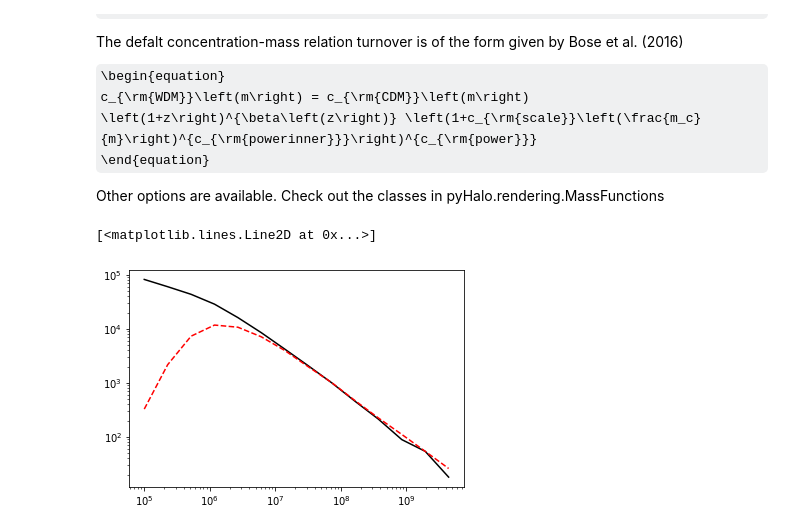
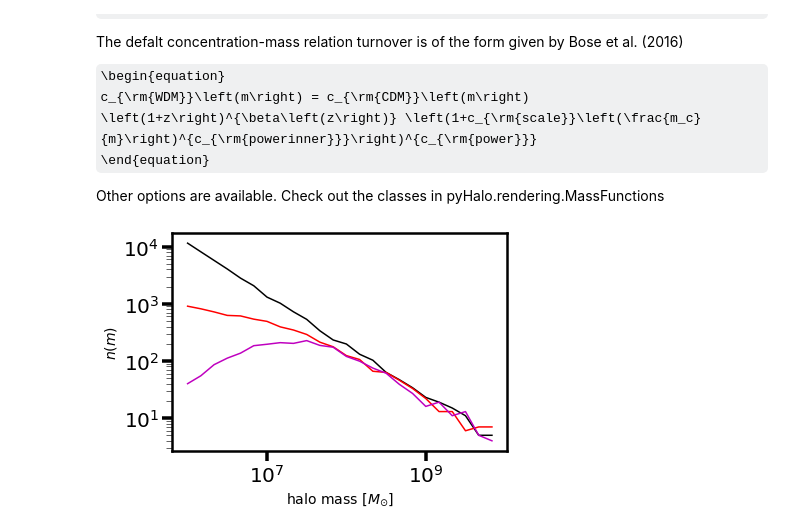
Before and after one commit to dangilman/pyHalo, a Jupyter notebook: example_notebooks/warm_dark_matter.ipynb, the cells around one changed output. Saved outputs shown, nothing was run; the diff lists cells and outputs as text; code cells hidden in the pictures; some formulas as TeX source.

Commit message:
update plotting methods

```diff
--- a/example_notebooks/warm_dark_matter.ipynb
+++ b/example_notebooks/warm_dark_matter.ipynb
@@ -83,24 +61,27 @@ c_{\rm{WDM}}\left(m\right) = c_{\rm{CDM}}\left(m\right) \left(1+z\right)^{\beta\
 
 Other options are available. Check out the classes in pyHalo.rendering.MassFunctions
 # %%
-kwargs_concentration_model_subhalos = {'scatter': False, 'c_scale': 0.5, 'c_power_inner': 1.0, 'c_power': -1.0}
-kwargs_concentration_model_fieldhalos = {'scatter': False, 'c_scale': 0.5, 'c_power_inner': 1.0, 'c_power': -1.0}
+kwargs_concentration_model_subhalos = {'scatter': False, 'c_scale': 0.1, 'c_power_inner': 1.0, 'c_power': -3.0}
+kwargs_concentration_model_fieldhalos = {'scatter': False, 'c_scale': 0.1, 'c_power_inner': 1.0, 'c_power': -3.0}
 
-kwargs_mass_function_model_subhalos = {'a_wdm': 0.5, 'b_wdm': 1.0, 'c_wdm': -5.0}
-kwargs_mass_function_model_fieldhalos = {'a_wdm': 0.5, 'b_wdm': 1.0, 'c_wdm': -5.0}
+kwargs_mass_function_model_subhalos = {'a_wdm': 2.0, 'b_wdm': 1.0, 'c_wdm': -2.0}
+kwargs_mass_function_model_fieldhalos = {'a_wdm': 2.0, 'b_wdm': 1.0, 'c_wdm': -2.0}
 
-realizationWDM_modified = WDM(zlens, zsource, log_mc=6., cone_opening_angle_arcsec=12, log_mlow=5.0,
-                     geometry_type='CYLINDER', sigma_sub=0.1,
+realizationWDM_modified = WDM(zlens, zsource, log_mc=7., cone_opening_angle_arcsec=cone_opening_angle_arcsec,
+                              log_mlow=6.0, geometry_type='CYLINDER', sigma_sub=0.1,
+                              concentration_model_subhalos='WDM_POLYNOMIAL',
+                              concentration_model_fieldhalos='WDM_POLYNOMIAL',
                     kwargs_concentration_model_subhalos=kwargs_concentration_model_subhalos,
-                    kwargs_concentration_model_field=kwargs_concentration_model_fieldhalos,
+                    kwargs_concentration_model_fieldhalos=kwargs_concentration_model_fieldhalos,
+                              mass_function_model_subhalos='POWER_LAW_TURNOVER_SHMF',
+                              mass_function_model_fieldhalos='POWER_LAW_TURNOVER',
                              kwargs_mass_function_subhalos=kwargs_mass_function_model_subhalos,
                              kwargs_mass_function_fieldhalos=kwargs_mass_function_model_fieldhalos)
 
-wdm_halo_masses = [halo.mass for halo in realizationWDM_modified.halos]
-N_mod, m_mod = np.histogram(wdm_halo_masses, bins=np.logspace(5, 10, 15))
-
-plt.loglog(m[0:-1], N, color='k')
-plt.loglog(m_mod[0:-1], N_mod, color='r',linestyle='--')
+fig = plt.figure(1)
+ax = plt.subplot(111)
+plot_halo_mass_function(realizationCDM, color='k', ax=ax)
+plot_halo_mass_function(realizationWDM, color='r', ax=ax)
+plot_halo_mass_function(realizationWDM_modified, color='m', ax=ax)
 # %% [output]
-[<matplotlib.lines.Line2D at 0x...>]
-[figure, old version]
+[figure, new version]
```
Also changed, not shown: parts of 10 cells of this notebook, 6 other files.
